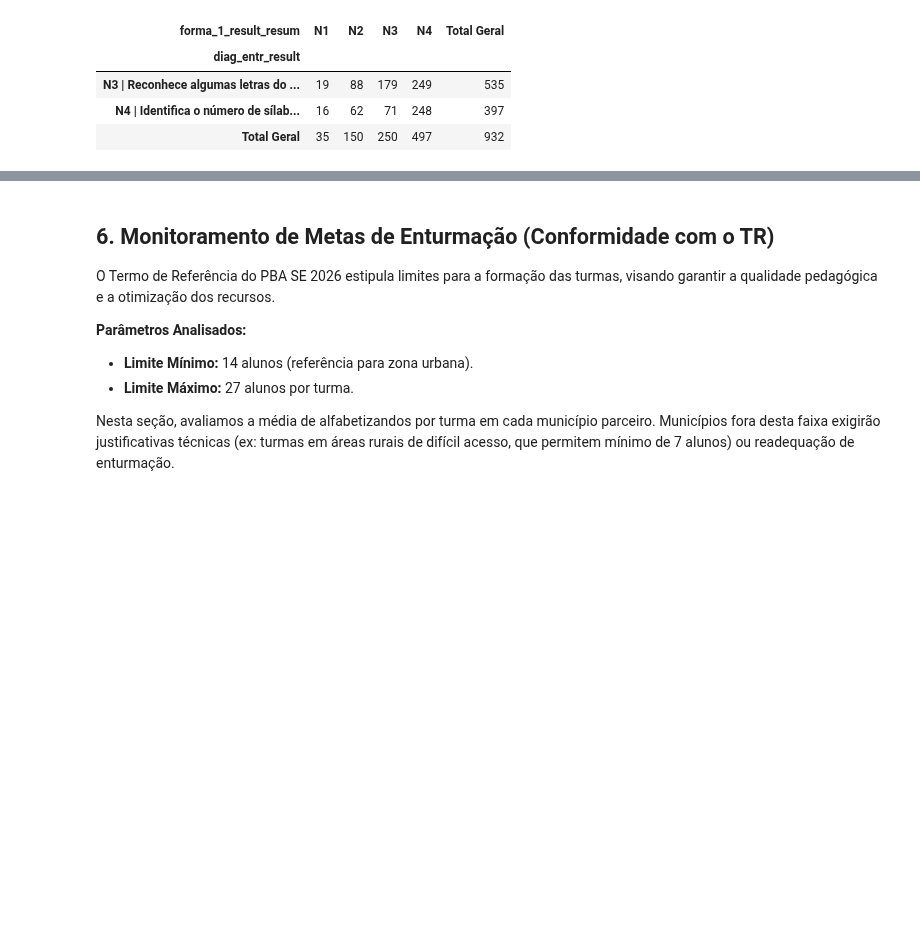
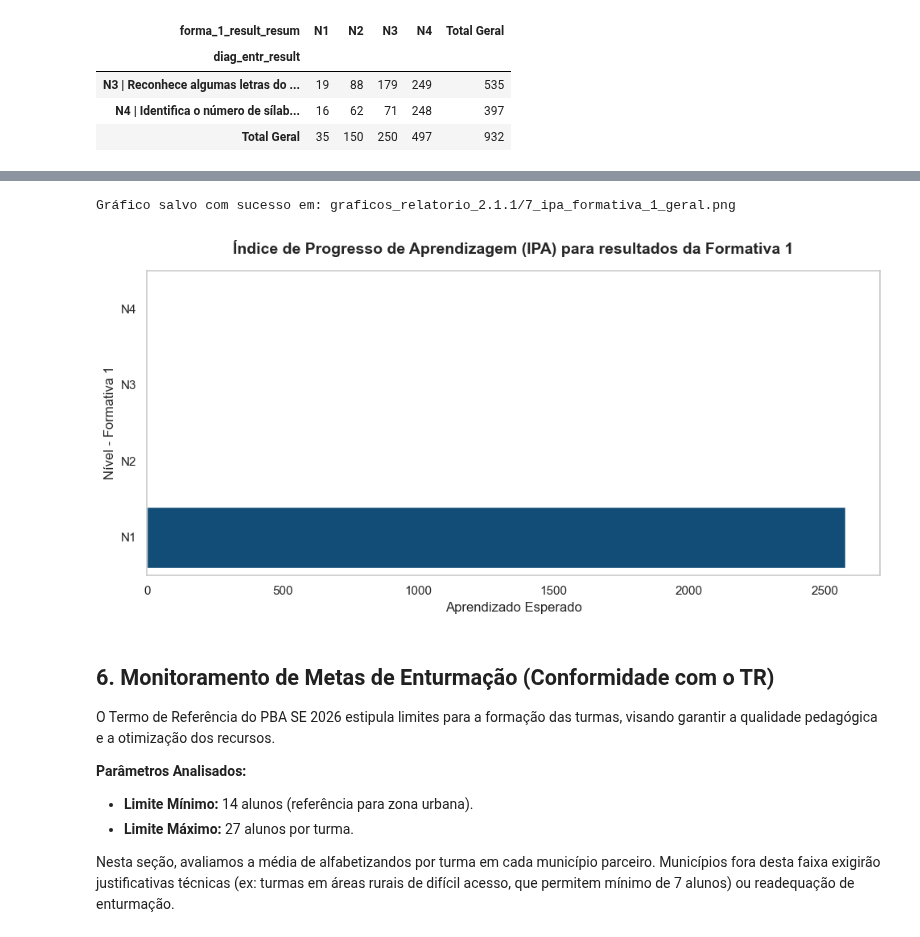
Before and after one commit to fabcmc/pba_se_2026, a Jupyter notebook: SE_2026.1_Formativa_1.ipynb, the cells around one changed output, grey strips where cells are left out. Cells and saved outputs as stored; diff of their text form; code cells hidden in the pictures; blank space fills up the shorter version.

```diff
--- a/SE_2026.1_Formativa_1.ipynb
+++ b/SE_2026.1_Formativa_1.ipynb
@@ -901,11 +1013,12 @@ print(f"Total de alunos que realizaram a Avaliação Formativa 1: {df_formativa1
 
 # 2. Configurar e criar o gráfico
 plt.figure(figsize=(10, 6))
+ordem_fixa = ['N4', 'N3', 'N2', 'N1']  # Ordem desejada dos níveis
 
 sns.countplot(
     y='forma_1_result_resum',
     data=df_formativa1,
-    order=df_formativa1['forma_1_result_resum'],
+    order=ordem_fixa,
     palette=cores_pba,
     hue='forma_1_result_resum', # Evitar warning da paleta
     legend=False
@@ -952,12 +1065,10 @@ municipios = sorted(df_pedagogico['municipio'].unique())
 
 # Definimos a ordem fixa para que o gráfico SEMPRE reserve espaço para as 4 barras
 # Isso evita que o gráfico "alargue" as barras quando um município tem apenas 1 ou 2 níveis
-ordem_fixa = ['N1', 'N2', 'N3', 'N4']
-
 print(f"Iniciando a geração de gráficos padronizados para {len(municipios)} municípios...")
 
 for muni in municipios:
-    df_muni = df_pedagogico[df_pedagogico['municipio'] == muni]
+    df_muni = df_formativa1[df_formativa1['municipio'] == muni]
 
     # Agrupar dados
     resultado_muni = df_muni.groupby(['forma_1_result_resum'], observed=False)['cpf'].count().reset_index()
@@ -994,7 +1105,11 @@ for muni in municipios:
     sns.despine()
     plt.tight_layout()
 
-    # Salvando o arquivo no diretório dir_graficos
+    # Salvando o arquivos no diretório dir_graficos
+    nome_do_arquivo_3 = 'forma_1_resultados_por_municipio.xlsx'
+    caminho_excel_3 = os.path.join(dir_graficos, nome_do_arquivo_3)
+    resultado_muni.to_excel(caminho_excel_3, index=False)
+
     nome_arquivo = f"forma_1_{muni.lower().replace(' ', '_')}.png"
     caminho_salvamento = os.path.join(dir_graficos, nome_arquivo)
 
@@ -1072,3 +1270,39 @@ Gráfico salvo com sucesso em: graficos_relatorio_2.1.1/6_desempenho_na_formatic
+# %%
+# Dicionário de Níveis para IPA
+dicionario_nivel_ipa = {
+    'N1': 'Iniciante',
+    'N2': 'Em desenvolvimento',
+    'N3': 'Alfabetizado(a)',
+    'N4': 'Alfabetização avançada',
+}
+
+# Plotar o desempenho específico destes alunos na Formativa 1
+plt.figure(figsize=(10, 5))
+sns.countplot(
+    y='classificacao_ipa',
+    data=df_formativa1,
+    order=ordem_fixa,
+    palette=cores_pba,
+    hue='classificacao_ipa',
+    height=0.8,       # FIXA A ESPESSURA: 0.8 é a largura padrão do Seaborn
+    legend=False
+)
+plt.title('Índice de Progresso de Aprendizagem (IPA) para resultados da Formativa 1', fontsize=14, fontweight='bold', pad=15)
+plt.xlabel('Aprendizado Esperado')
+plt.ylabel('Nível - Formativa 1')
+
+# Salvando o gráfico
+nome_grafico_7 = '7_ipa_formativa_1_geral.png'
+caminho_grafico_7 = os.path.join(dir_graficos, nome_grafico_7)
+
+plt.savefig(caminho_grafico_7, dpi=300, bbox_inches='tight')
+print(f"Gráfico salvo com sucesso em: {caminho_grafico_7}")
+
+plt.tight_layout()
+plt.show()
+# %% [output]
+Gráfico salvo com sucesso em: graficos_relatorio_2.1.1/7_ipa_formativa_1_geral.png
+[figure, added]
 # %% [markdown]
 ## 6. Monitoramento de Metas de Enturmação (Conformidade com o TR)
 
```
Also changed, not shown: parts of 12 cells of this notebook.
